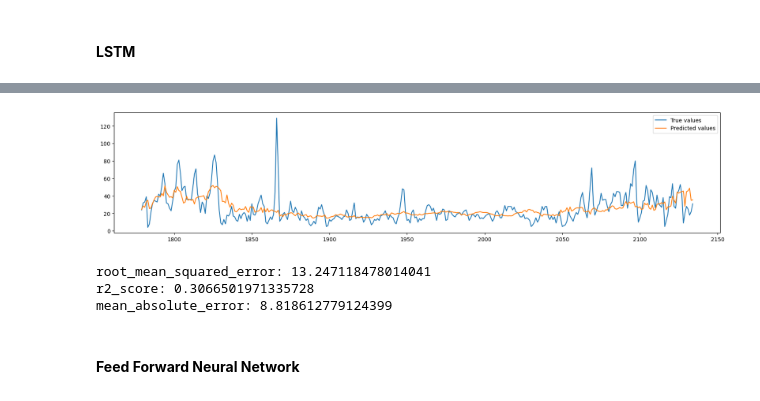
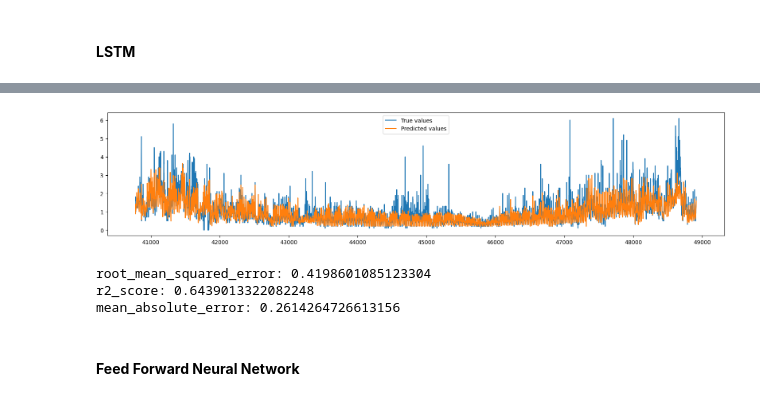
Before and after one commit to davidesonno/AII-project, a Jupyter notebook: 5-model-selection.ipynb, the cells around one changed output, grey strips where cells are left out. Saved outputs shown, nothing was run; the diff lists cells and outputs as text; code cells hidden in the pictures.

Commit message:
Modified sequences

```diff
--- a/5-model-selection.ipynb
+++ b/5-model-selection.ipynb
@@ -92,7 +102,7 @@ We focus on CO beacuse it has the least missing values.
 # %% [markdown]
 ### **Estimations**
 # %%
-co_x_train, co_y_train, co_x_test, co_y_test = create_train_test(san_felice_data['PM10'], train_split_date, y=target)
+co_x_train, co_y_train, co_x_test, co_y_test = create_train_test(san_felice_data['C6H6'], train_split_date, y=target)
 # %% [markdown]
 #### **Random Forest Regressor**
 # %%
@@ -122,11 +132,11 @@ def build_model(in_shape,
                 loss='mse'
                 ):
     model = Sequential([
-        LSTM(100, return_sequences=False, input_shape=(in_shape[1], in_shape[2])),
+        LSTM(128, return_sequences=False, input_shape=(in_shape[1], in_shape[2])),
         # Dropout(0.2),
         # LSTM(50, return_sequences=False),
         # Dropout(0.2),
-        Dense(25, activation='relu'),
+        Dense(32, activation='relu'),
         Dense(1)
     ])
     model.compile(optimizer=optimizer, loss=loss)
@@ -140,11 +150,12 @@ def create_sequences(x_df, y_df, time_steps=10):
         y.append(y_df.iloc[i+time_steps])
     return np.array(X), np.array(y)
 
-time_steps = 1  # Use past 30 hours for prediction
+time_steps = 5  # Use past 30 hours for prediction
 feature_cols = co_x_train.columns.tolist()
 
 co_x_train_seq, co_y_train_seq = create_sequences(co_x_train, co_y_train, time_steps)
-co_x_test_seq, co_y_test_seq = create_sequences(co_x_test, co_y_test, time_steps)
+co_x_test_lstm, co_y_test_lstm = pd.concat([co_x_train.iloc[-time_steps:], co_x_test]), pd.concat([co_y_train.iloc[-time_steps:], co_y_test]),
+co_x_test_seq, co_y_test_seq = create_sequences(co_x_test_lstm, co_y_test_lstm, time_steps)
 # %%
 tf.config.set_visible_devices([], 'GPU')
 print(tf.config.list_physical_devices('GPU'))
@@ -184,4 +195,4 @@ Epoch 10/10
 # %%
 co_y_pred_lstm = co_lstm.predict(co_x_test_seq)
-co_y_pred_df_lstm = pd.DataFrame(co_y_pred_lstm, index=co_y_test.index[time_steps:])
+co_y_pred_df_lstm = pd.DataFrame(co_y_pred_lstm, index=co_y_test_lstm.index[time_steps:])
 # %% [output]
@@ -200,18 +200,18 @@ co_y_pred_df_lstm = pd.DataFrame(co_y_pred_lstm, index=co_y_test.index[time_step
 # %%
 plt.figure(figsize=(20,4))
-plt.plot(co_y_test.iloc[time_steps:], label='True values')
+plt.plot(co_y_test_lstm.iloc[time_steps:], label='True values')
 plt.plot(co_y_pred_df_lstm, label='Predicted values')
 plt.legend()
 plt.show()
 
 for m in metrics:
-    score = m(co_y_test.iloc[time_steps:],co_y_pred_df_lstm)
+    score = m(co_y_test_lstm.iloc[time_steps:],co_y_pred_df_lstm)
     print(f'{m.__name__}: {score}')
 # %% [output]
-[figure, old version]
+[figure, new version]
-root_mean_squared_error: 13.247118478014041
-r2_score: 0.3066501971335728
-mean_absolute_error: 8.818612779124399
+root_mean_squared_error: 0.4198601085123304
+r2_score: 0.6439013322082248
+mean_absolute_error: 0.2614264726613156
 # %% [markdown]
 #### **Feed Forward Neural Network**
 # %%
```
Also changed, not shown: parts of 11 cells of this notebook, 1 other file.
